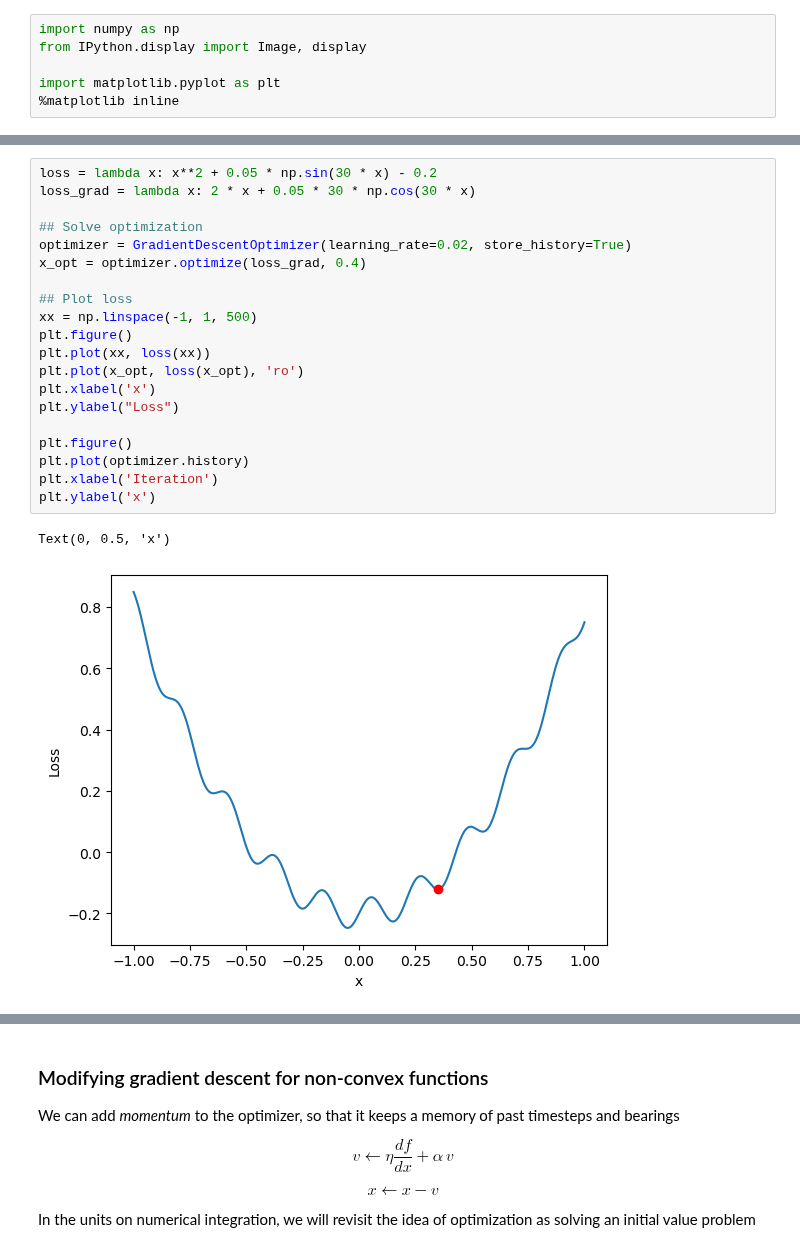
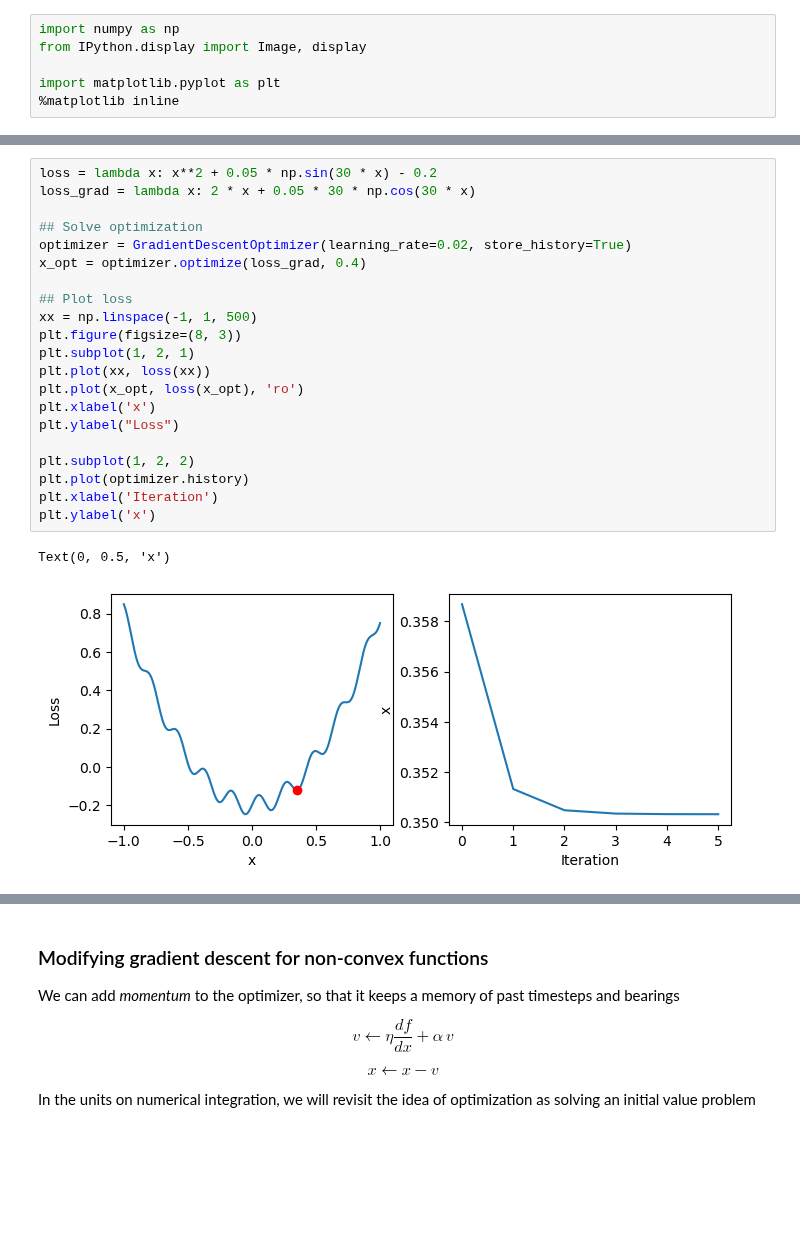
Before and after one commit to williamgilpin/cphy, a Jupyter notebook: talks/convex_optimization_univariate.ipynb, the cells around one changed output, grey strips where cells are left out. Cells and saved outputs as stored; diff of their text form; blank space fills up the shorter version.

```diff
--- a/talks/convex_optimization_univariate.ipynb
+++ b/talks/convex_optimization_univariate.ipynb
@@ -144,23 +140,24 @@ Text(0, 0.5, 'x')
 # %%
 loss = lambda x: x**2 + 0.05 * np.sin(30 * x) - 0.2
 loss_grad = lambda x: 2 * x + 0.05 * 30 * np.cos(30 * x)
 
 ## Solve optimization
 optimizer = GradientDescentOptimizer(learning_rate=0.02, store_history=True)
 x_opt = optimizer.optimize(loss_grad, 0.4)
 
 ## Plot loss
 xx = np.linspace(-1, 1, 500)
-plt.figure()
+plt.figure(figsize=(8, 3))
+plt.subplot(1, 2, 1)
 plt.plot(xx, loss(xx))
 plt.plot(x_opt, loss(x_opt), 'ro')
 plt.xlabel('x')
 plt.ylabel("Loss")
 
-plt.figure()
+plt.subplot(1, 2, 2)
 plt.plot(optimizer.history)
 plt.xlabel('Iteration')
 plt.ylabel('x')
 # %% [output]
 Text(0, 0.5, 'x')
-[figure, old version]
+[figure, new version]
```
Also changed, not shown: parts of 16 cells of this notebook, 2 other files.
